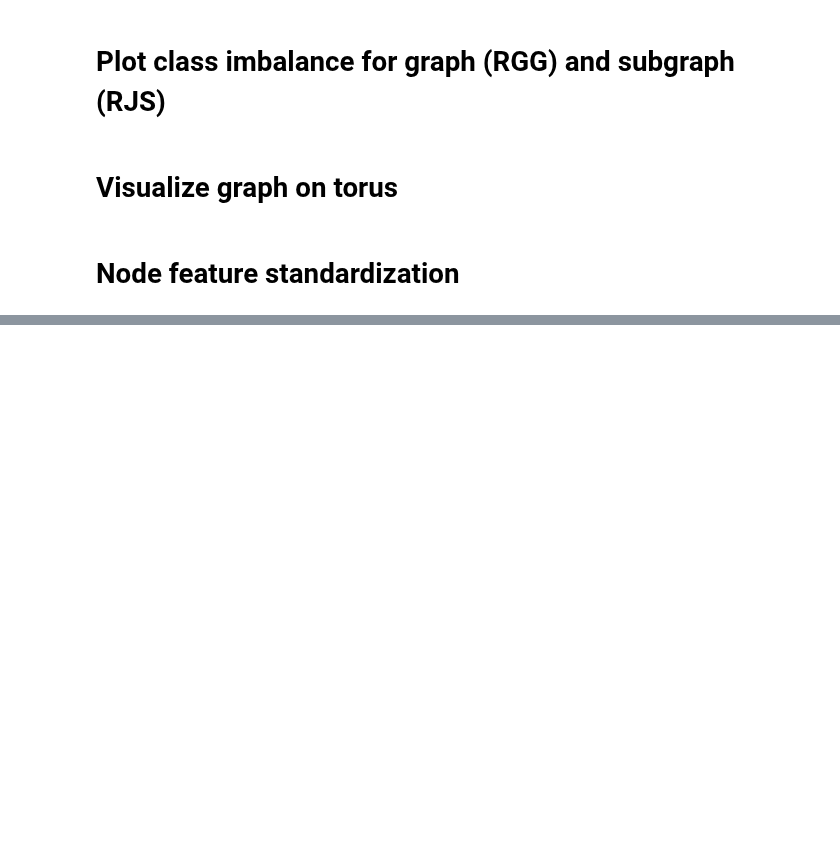
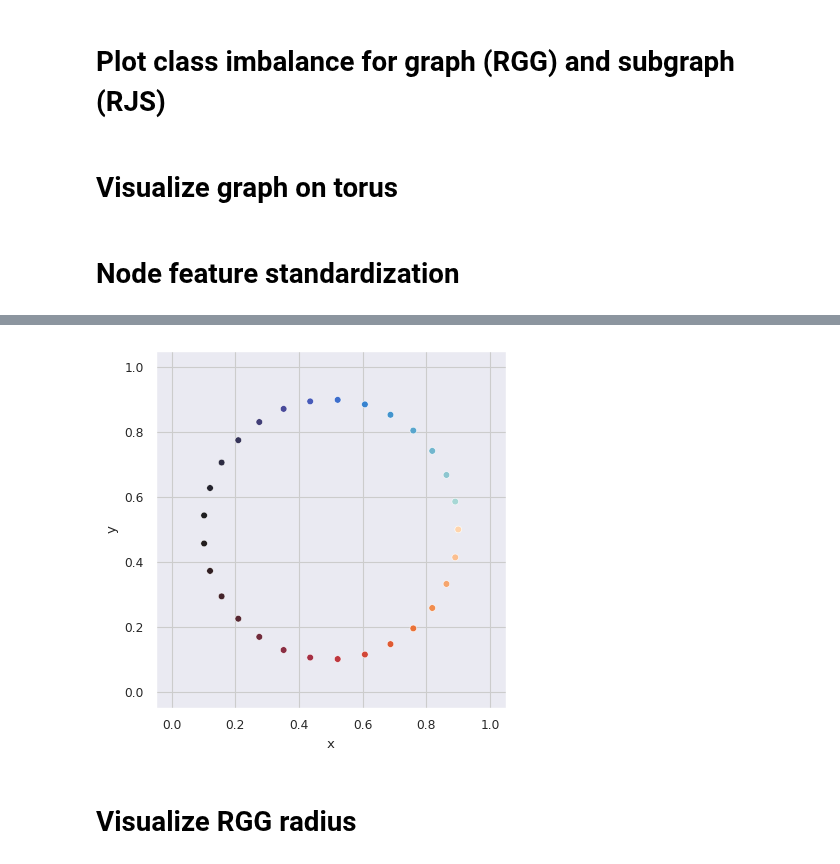
Before and after one commit to HydrofinLoewenherz/embedding-eval-framework, a Jupyter notebook: notebooks/graphs.ipynb, the cells around one changed output, grey strips where cells are left out. Drawn from its saved outputs; the diff is of its cells as text; code cells hidden in the pictures; blank space fills up the shorter version.

```diff
--- a/notebooks/graphs.ipynb
+++ b/notebooks/graphs.ipynb
@@ -515,0 +568,30 @@ print(
+# %%
+# a random embedding (here on a circle)
+fig_size = 4
+fig, ax = plt.subplots(
+    figsize=(fig_size, fig_size)
+)
+
+theta = np.linspace(0, 2*np.pi, 30)
+data = pd.DataFrame({
+    "x": 0.4 * np.cos(theta) + 0.5,
+    "y": 0.4 * np.sin(theta) + 0.5,
+    "hue": range(30)
+})
+g = sns.scatterplot(
+    data=data,
+    x="x",
+    y="y",
+    hue="hue",
+    ax=ax,
+    palette="icefire",
+    legend=False
+)
+g.set(ylim=(-0.05, 1.05), xlim=(-0.05, 1.05))
+
+plt.tight_layout(pad=0)
+plt.savefig("./out/ge_embedding_random.pdf")
+# %% [output]
+[figure, added]
+# %% [markdown]
+# Visualize RGG radius
```
Also changed, not shown: parts of 15 cells of this notebook, 9 other files.
